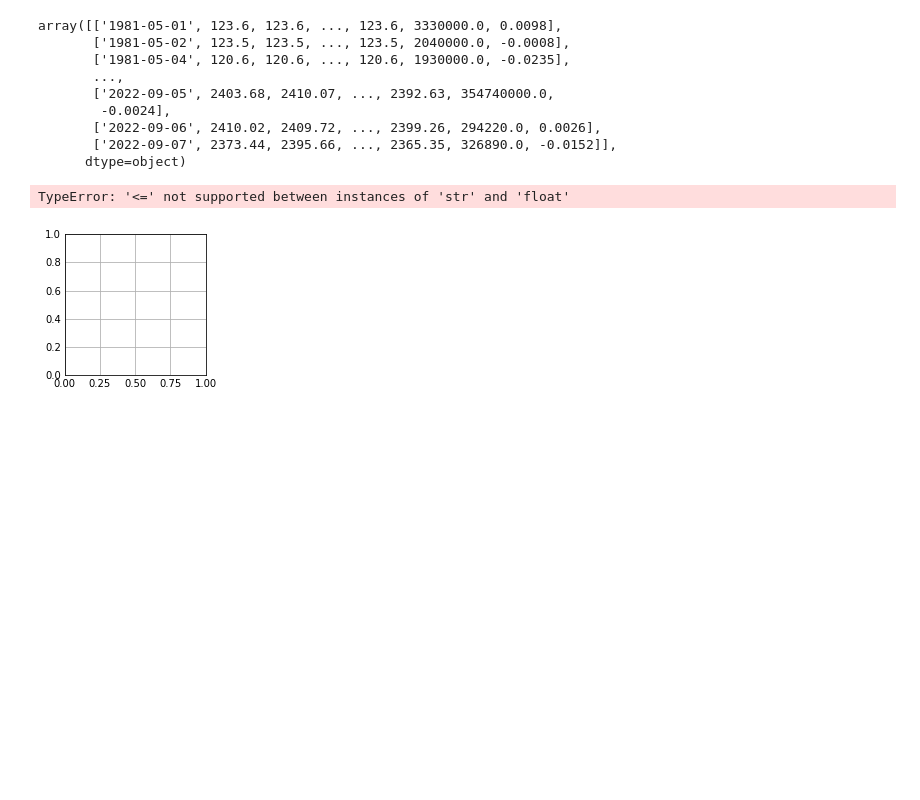
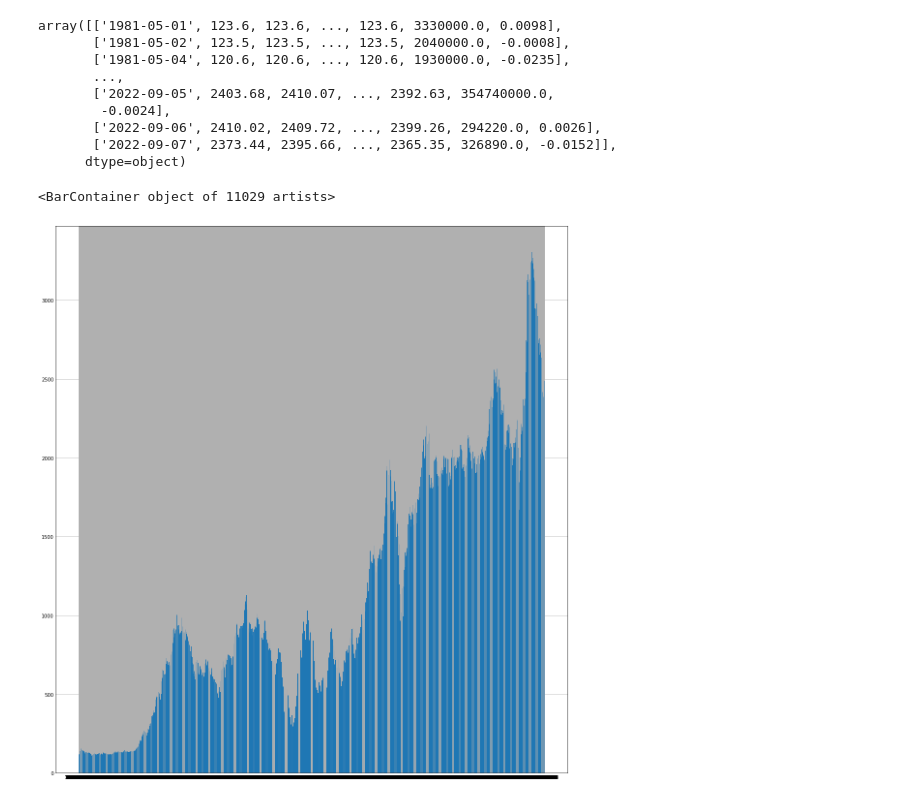
Before and after one commit to Owening2/KOSPI_Analysis_Visualization, a Jupyter notebook: KOSPI_ANALYSIS.ipynb, the cells around one changed output. Saved outputs shown, nothing was run; the diff lists cells and outputs as text; code cells hidden in the pictures; blank space fills up the shorter version.

```diff
--- a/KOSPI_ANALYSIS.ipynb
+++ b/KOSPI_ANALYSIS.ipynb
@@ -147,17 +147,17 @@ array([['1981-05-01', 123.6, 123.6, ..., 123.6, 3330000.0, 0.0098],
        ['2022-09-06', 2410.02, 2409.72, ..., 2399.26, 294220.0, 0.0026],
        ['2022-09-07', 2373.44, 2395.66, ..., 2365.35, 326890.0, -0.0152]],
       dtype=object)
-# %%
-plt.style.use('_mpl-gallery')
-
-fig, ax = plt.subplots()
-bins = np.histogram(np.r_[kospi['Date'], kospi['Open'], 10])
-
-ax.hist(kospi['Date'],kospi['Open'], edgecolor = "white")
-
-ax.set(xlim = (0, 8), xticks = np.arrange(0, len(kospi['Date'])),
-       ylim = (0,8), yticks = np.arrange(0, len(kospi['Open'])))
-plt.show()
-# %% [output]
-TypeError: '<=' not supported between instances of 'str' and 'float'
-[figure, removed]
+# %%
+x = kospi['Date']
+y = kospi['Open']
+
+plt.style.use('_mpl-gallery')
+
+fig, ax = plt.subplots(1,1, figsize = (15, 16))
+
+
+
+plt.bar(x,y)
+# %% [output]
+<BarContainer object of 11029 artists>
+[figure, added]
```
